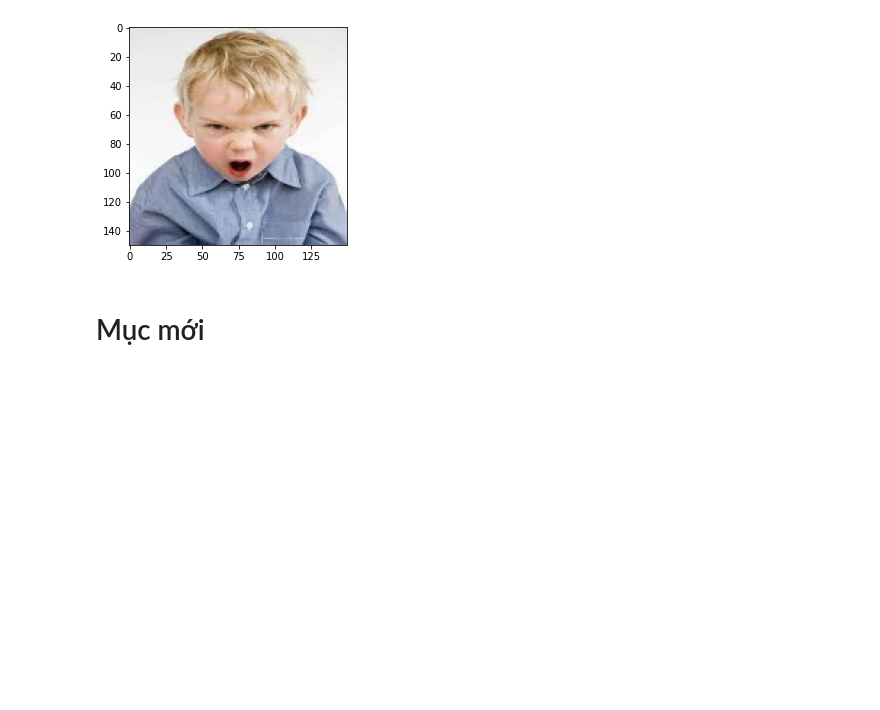
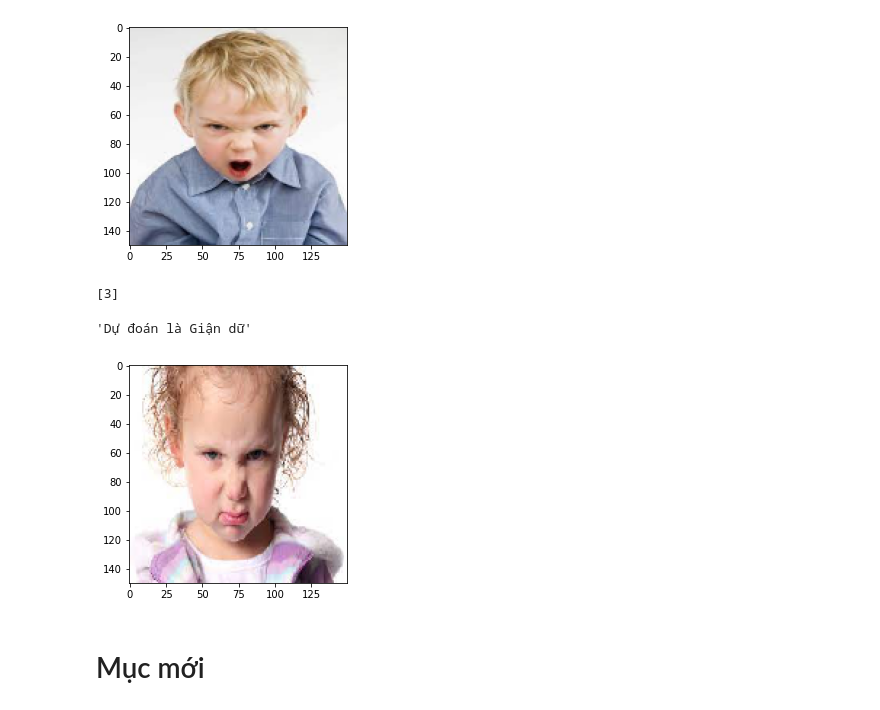
Before and after one commit to PhanDinhPhong/BTVN2, a Jupyter notebook: kiemtra.ipynb, the cells around one changed output. Drawn from its saved outputs; the diff is of its cells as text; code cells hidden in the pictures; blank space fills up the shorter version.

```diff
--- a/kiemtra.ipynb
+++ b/kiemtra.ipynb
@@ -181,5 +181,22 @@ Label[pred[0]]
 [3]
 'Dự đoán là Giận dữ'
 [figure]
+# %%
+from tensorflow.keras.preprocessing.image import load_img, img_to_array
+test = 'giandu.jpg'
+img=load_img(test,target_size=(150,150))
+plt.imshow(img)
+img=img_to_array(img)
+img=img.reshape(1,150,150,3)
+img=img.astype('float32')
+img=img/255
+
+print(pred)
+Label = ['Dự đoán là Hạnh Phúc', 'Dự đoán là Buồn', 'Dự đoán là Sợ hãi','Dự đoán là Giận dữ']
+Label[pred[0]]
+# %% [output]
+[3]
+'Dự đoán là Giận dữ'
+[figure, added]
 # %% [markdown]
 # Mục mới
```
